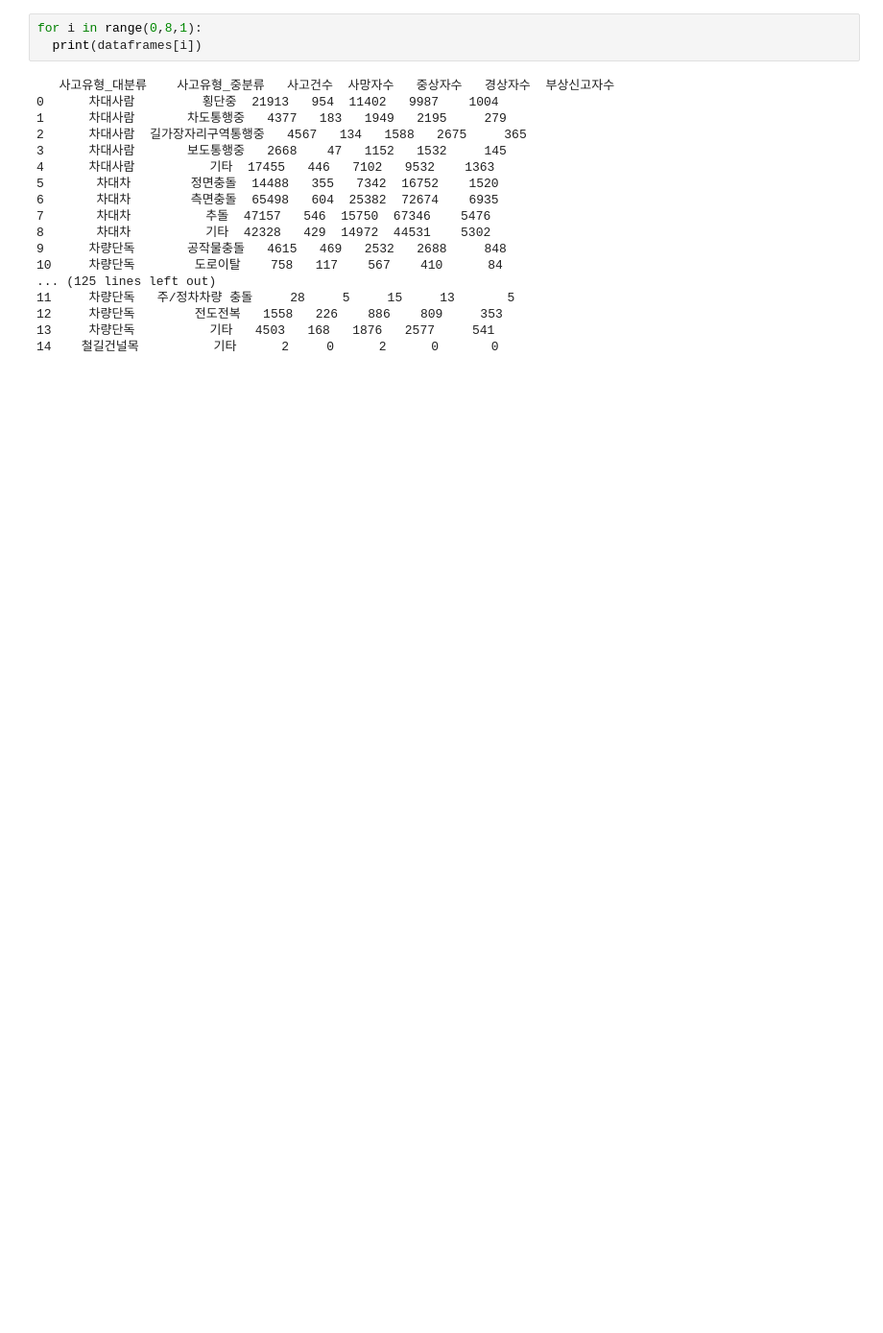
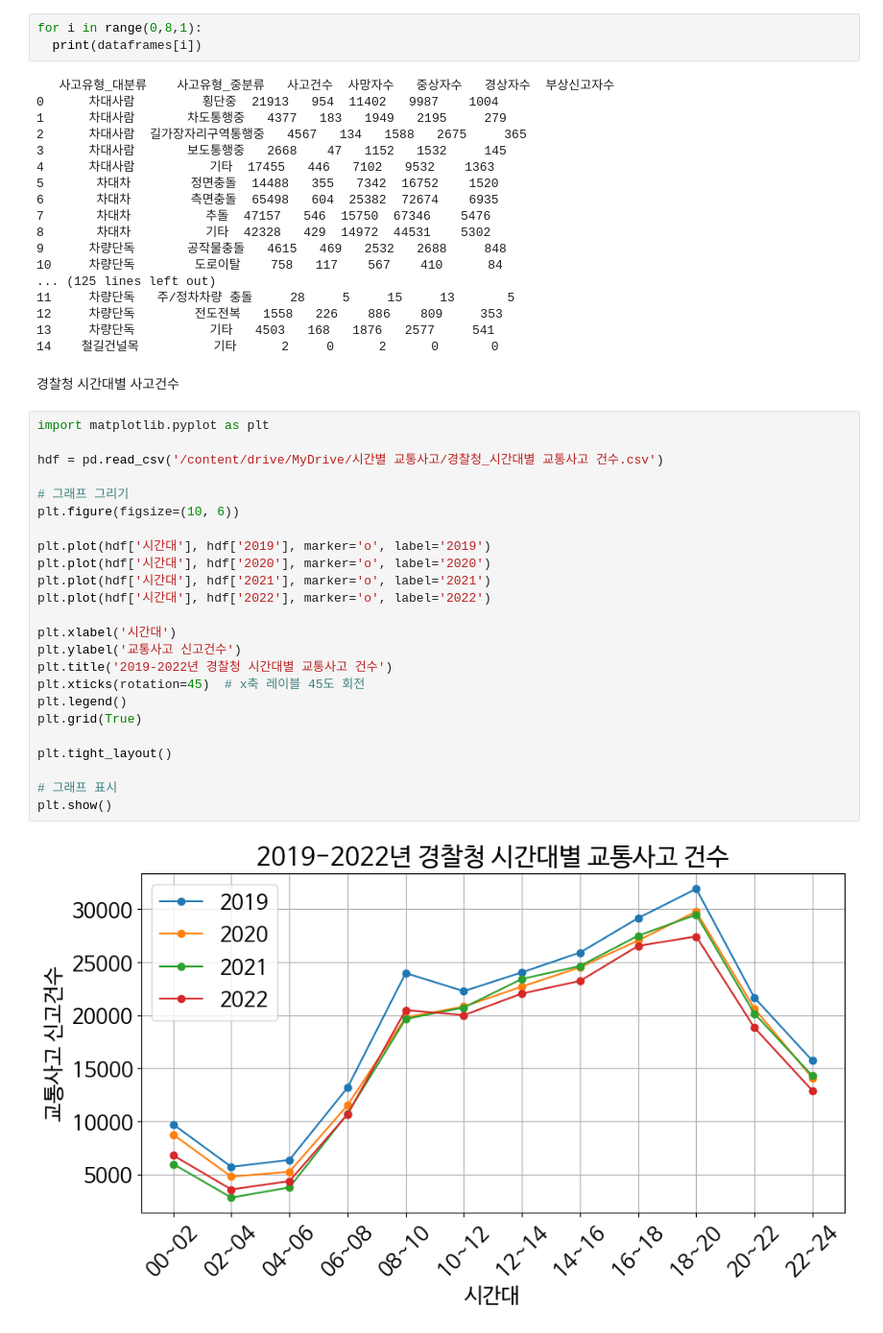
Before and after one commit to wmsgur8679/BigData, a Jupyter notebook: 프로젝트_초안.ipynb, the cells around one changed output. Shown: that part at 96% size. Saved outputs shown, nothing was run; the diff lists cells and outputs as text; blank space fills up the shorter version.

```diff
--- a/프로젝트_초안.ipynb
+++ b/프로젝트_초안.ipynb
@@ -102,3 +106,31 @@ for i in range(0,8,1):
 12     차량단독        전도전복   1558   226    886    809     353
 13     차량단독          기타   4503   168   1876   2577     541
 14    철길건널목          기타      2     0      2      0       0
+# %% [markdown]
+경찰청 시간대별 사고건수
+# %%
+import matplotlib.pyplot as plt
+
+hdf = pd.read_csv('/content/drive/MyDrive/시간별 교통사고/경찰청_시간대별 교통사고 건수.csv')
+
+# 그래프 그리기
+plt.figure(figsize=(10, 6))
+
+plt.plot(hdf['시간대'], hdf['2019'], marker='o', label='2019')
+plt.plot(hdf['시간대'], hdf['2020'], marker='o', label='2020')
+plt.plot(hdf['시간대'], hdf['2021'], marker='o', label='2021')
+plt.plot(hdf['시간대'], hdf['2022'], marker='o', label='2022')
+
+plt.xlabel('시간대')
+plt.ylabel('교통사고 신고건수')
+plt.title('2019-2022년 경찰청 시간대별 교통사고 건수')
+plt.xticks(rotation=45)  # x축 레이블 45도 회전
+plt.legend()
+plt.grid(True)
+
+plt.tight_layout()
+
+# 그래프 표시
+plt.show()
+# %% [output]
+[figure, added]
```
Also changed, not shown: parts of 4 cells of this notebook.
